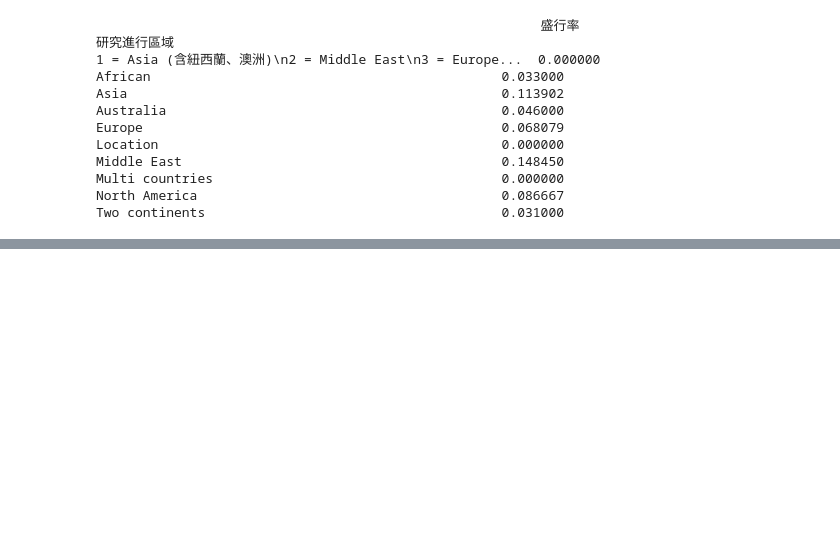
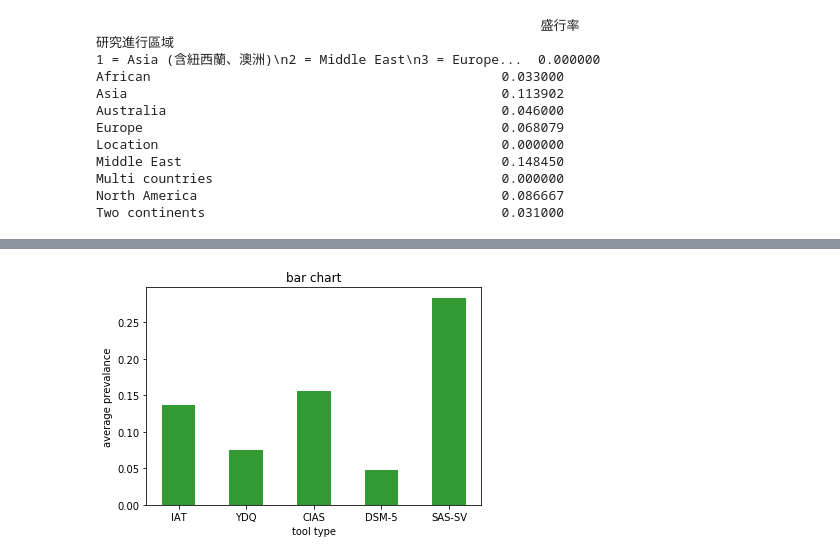
Before and after one commit to tyllersun/Tyller-for-data-science, a Jupyter notebook: cyber_psycology.ipynb, the cells around one changed output, grey strips where cells are left out. Drawn from its saved outputs; the diff is of its cells as text; code cells hidden in the pictures; blank space fills up the shorter version.

```diff
--- a/cyber_psycology.ipynb
+++ b/cyber_psycology.ipynb
@@ -186,0 +400,14 @@ plt.show()
+# %%
+average_prevalance=dict()
+average_prevalance["IAT"]=addition_tool["平均盛行率"][0]
+average_prevalance["YDQ"]=addition_tool["平均盛行率"][1]
+average_prevalance["CIAS"]=addition_tool["平均盛行率"][2]
+average_prevalance["DSM-5"]=addition_tool["平均盛行率"][3]
+average_prevalance["SAS-SV"]=addition_tool["平均盛行率"][4]
+plt.bar(list(average_prevalance.keys()), average_prevalance.values(),width=0.5,align="center", color='g',alpha=0.8)
+plt.title("bar chart")
+plt.xlabel('tool type')
+plt.ylabel("average prevalance")
+plt.show()
+# %% [output]
+[figure, added]
```
Also changed, not shown: parts of 13 cells of this notebook.
